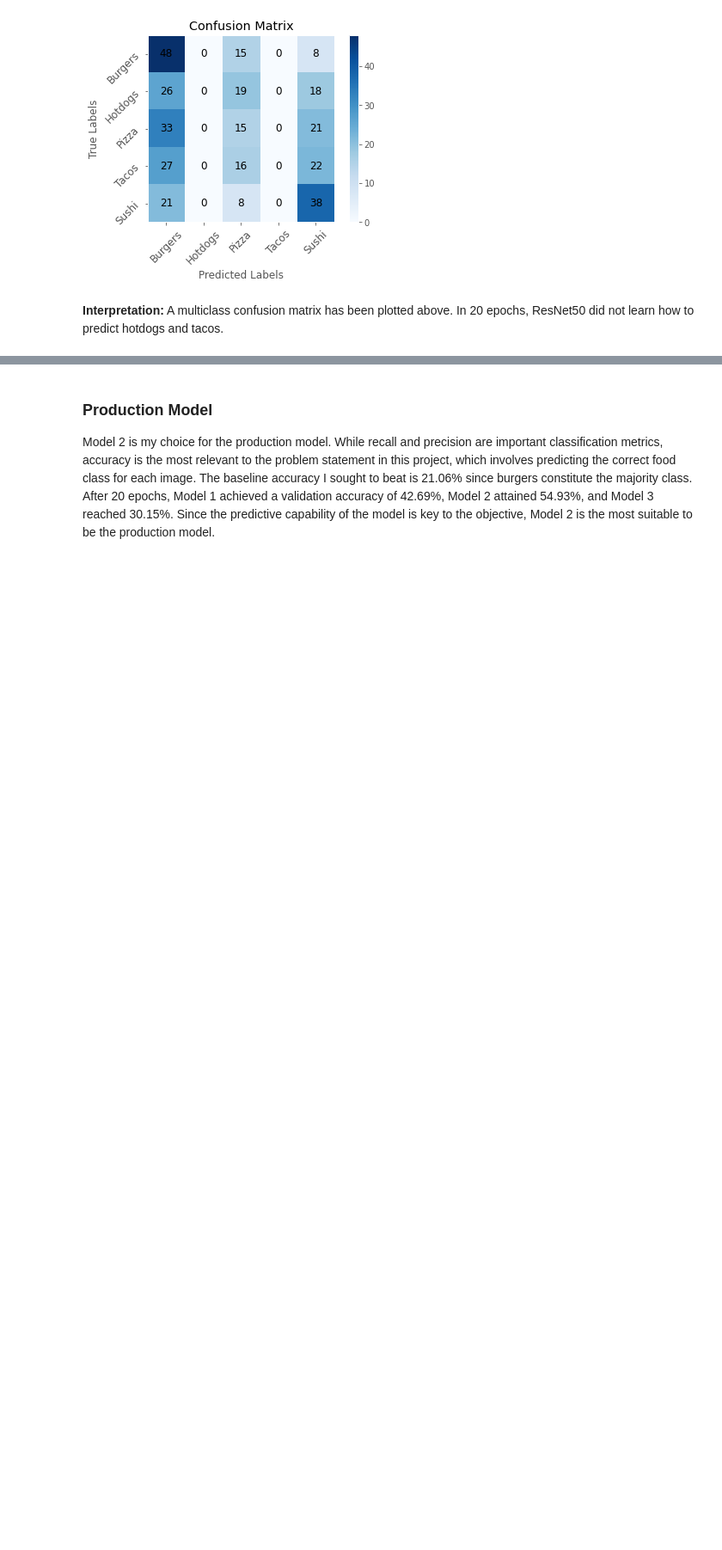
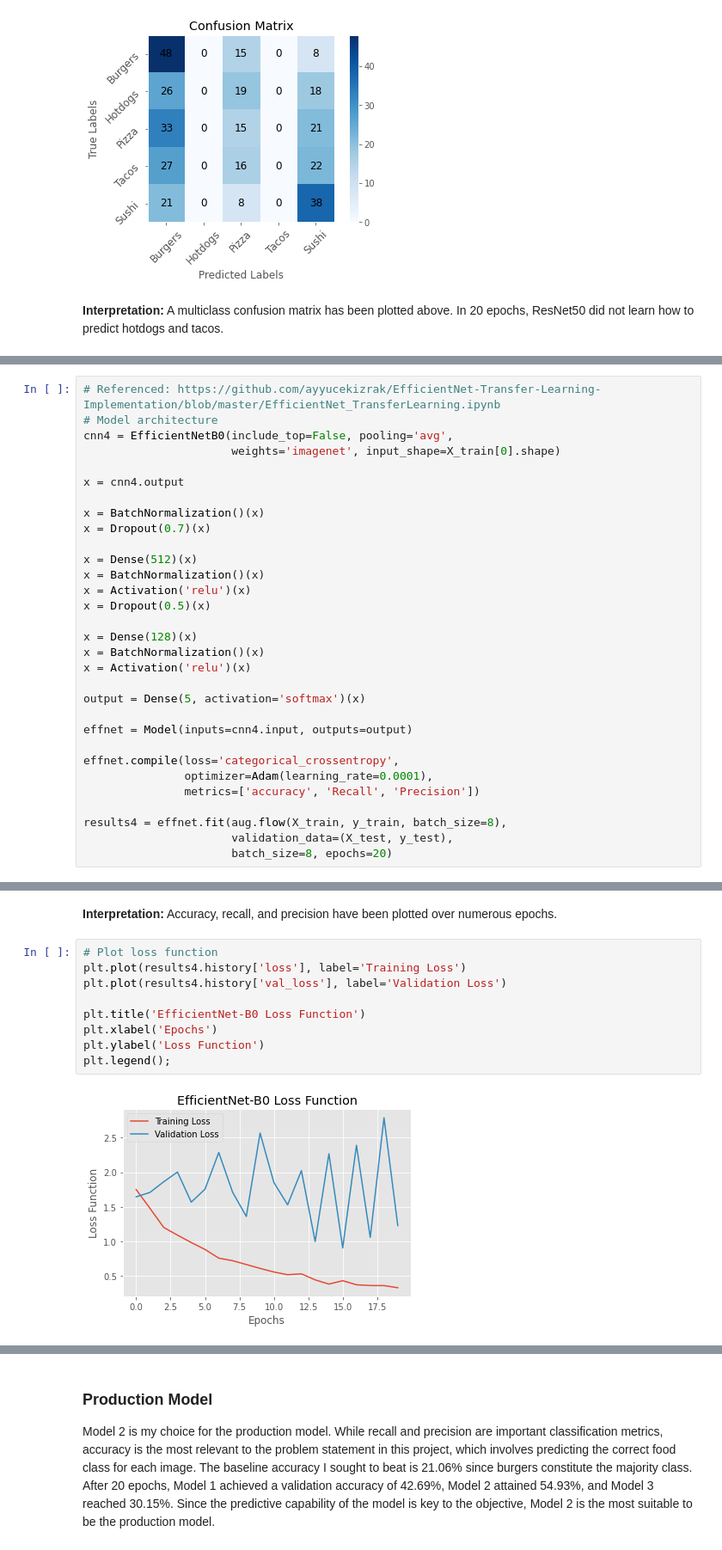
Before and after one commit to choiseun/food-image-classification-via-CNNs, a Jupyter notebook: code/03-preprocessing-modeling-data-visualization-eda.ipynb, the cells around one changed output, grey strips where cells are left out. Shown at 86% size. Cells and saved outputs as stored; diff of their text form; blank space fills up the shorter version.

```diff
--- a/code/03-preprocessing-modeling-data-visualization-eda.ipynb
+++ b/code/03-preprocessing-modeling-data-visualization-eda.ipynb
@@ -571,0 +575,31 @@ plt.show()
+# %%
+# Referenced: https://github.com/ayyucekizrak/EfficientNet-Transfer-Learning-Implementation/blob/master/EfficientNet_TransferLearning.ipynb
+# Model architecture
+cnn4 = EfficientNetB0(include_top=False, pooling='avg',
+                      weights='imagenet', input_shape=X_train[0].shape)
+
+x = cnn4.output
+
+x = BatchNormalization()(x)
+x = Dropout(0.7)(x)
+
+x = Dense(512)(x)
+x = BatchNormalization()(x)
+x = Activation('relu')(x)
+x = Dropout(0.5)(x)
+
+x = Dense(128)(x)
+x = BatchNormalization()(x)
+x = Activation('relu')(x)
+
+output = Dense(5, activation='softmax')(x)
+
+effnet = Model(inputs=cnn4.input, outputs=output)
+
+effnet.compile(loss='categorical_crossentropy',
+               optimizer=Adam(learning_rate=0.0001),
+               metrics=['accuracy', 'Recall', 'Precision'])
+
+results4 = effnet.fit(aug.flow(X_train, y_train, batch_size=8),
+                      validation_data=(X_test, y_test),
+                      batch_size=8, epochs=20)
@@ -571,0 +650,13 @@ plt.show()
+# %% [markdown]
+**Interpretation:** Accuracy, recall, and precision have been plotted over numerous epochs.
+# %%
+# Plot loss function
+plt.plot(results4.history['loss'], label='Training Loss')
+plt.plot(results4.history['val_loss'], label='Validation Loss')
+
+plt.title('EfficientNet-B0 Loss Function')
+plt.xlabel('Epochs')
+plt.ylabel('Loss Function')
+plt.legend();
+# %% [output]
+[figure, added]
```
Also changed, not shown: parts of 26 cells of this notebook.
